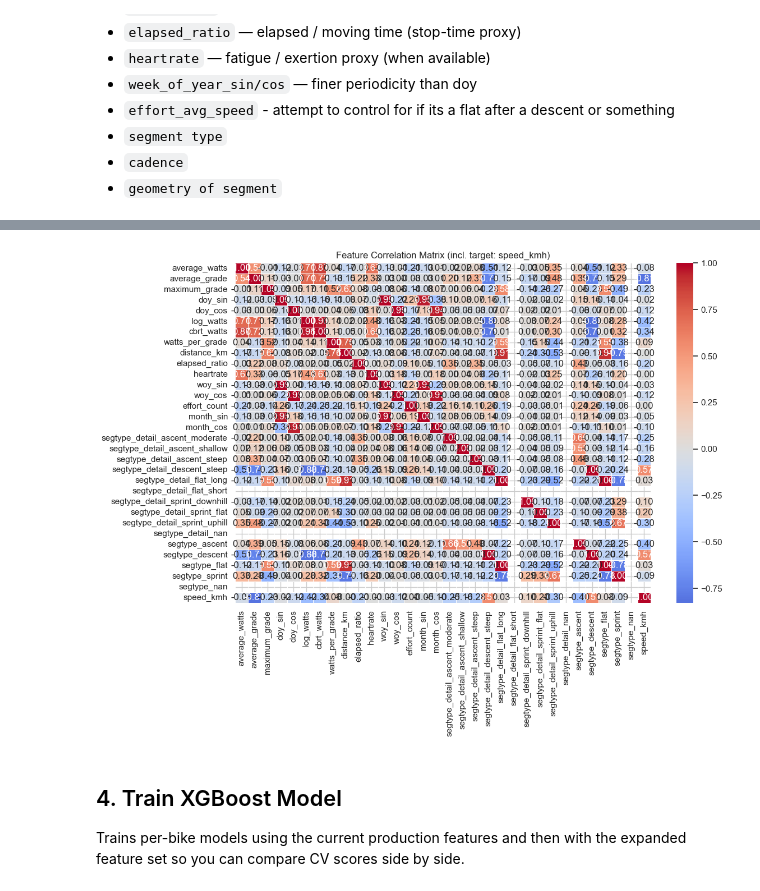
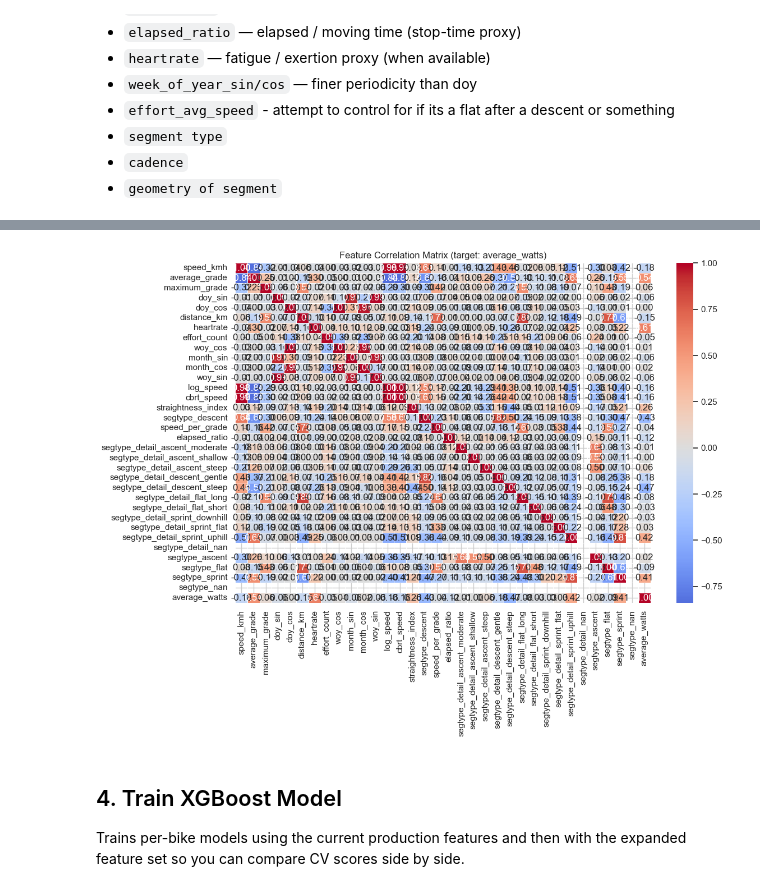
Before and after one commit to loganmckerlich/new_bike_day, a Jupyter notebook: notebooks/exp6_xgb_feature_engineering.ipynb, the cells around one changed output, grey strips where cells are left out. Cells and saved outputs as stored; diff of their text form; code cells hidden in the pictures.

```diff
--- a/notebooks/exp6_xgb_feature_engineering.ipynb
+++ b/notebooks/exp6_xgb_feature_engineering.ipynb
@@ -134,17 +197,22 @@ Add candidate features here. The block below engineers a set of starting ideas
 def engineer_features(df: pd.DataFrame) -> pd.DataFrame:
     """Add candidate features to the prepared dataset.
     Edit freely — comment out or add columns as you experiment.
+    Power transforms are useful for the speed model; speed transforms for the watt model.
     """
     out = df.copy()
     ts = pd.to_datetime(out["start_date"], errors="coerce", utc=True).dt.tz_convert(None)
 
-    # ── Power transforms ──────────────────────────────────────────────────────
-    out["log_watts"] = np.log1p(out["average_watts"])
-    out["cbrt_watts"] = np.cbrt(out["average_watts"])
+    # ── Power transforms (speed model candidates) ─────────────────────────────
+    out["log_watts"]   = np.log1p(out["average_watts"])
+    out["cbrt_watts"]  = np.cbrt(out["average_watts"])
+    safe_grade         = out["average_grade"].replace(0, np.nan)
+    out["watts_per_grade"] = out["average_watts"] / safe_grade.abs()
 
-    # ── Interaction: power efficiency on a slope ──────────────────────────────
-    safe_grade = out["average_grade"].replace(0, np.nan)
-    out["watts_per_grade"] = out["average_watts"] / safe_grade.abs()
+    # ── Speed transforms (watt model candidates) ──────────────────────────────
+    if "speed_kmh" in out.columns:
+        out["log_speed"]        = np.log1p(out["speed_kmh"])
+        out["cbrt_speed"]       = np.cbrt(out["speed_kmh"])
+        out["speed_per_grade"]  = out["speed_kmh"] / safe_grade.abs()
 
     # ── Segment length ────────────────────────────────────────────────────────
     if "distance" in out.columns:
@@ -184,8 +252,17 @@ def engineer_features(df: pd.DataFrame) -> pd.DataFrame:
 
 df_feat = engineer_features(df)
 
-# Show the new columns alongside existing ones
-new_cols = [c for c in df_feat.columns if c not in df.columns]
-print(f"New features added: {new_cols}")
-df_feat[XGB_FEATURES + new_cols].describe()
+all_new_cols = [c for c in df_feat.columns if c not in df.columns]
+
+# Split by model so the correlation heatmap & downstream cells stay focused
+SPEED_CANDIDATE_COLS = [c for c in all_new_cols if c not in (
+    "log_speed", "cbrt_speed", "speed_per_grade",
+)]
+WATT_CANDIDATE_COLS = [c for c in all_new_cols if c not in (
+    "log_watts", "cbrt_watts", "watts_per_grade",
+)]
+
+new_cols = SPEED_CANDIDATE_COLS if MODE == "speed" else WATT_CANDIDATE_COLS
+print(f"Candidate cols for MODE={MODE!r}: {new_cols}")
+df_feat[BASELINE_FEATURES + new_cols].describe()
 # %% [output]
@@ -203,20 +280,22 @@ New features added: ['log_watts', 'cbrt_watts', 'watts_per_grade', 'distance_km'
 # %%
-# Quick correlation heatmap of candidate features vs target (speed_kmh)
-candidate_cols = XGB_FEATURES + new_cols + ["speed_kmh"]
+# Correlation heatmap of candidate features vs target
+candidate_cols = BASELINE_FEATURES + new_cols + [TARGET_COL]
+# dedupe while preserving order (TARGET_COL may already be in BASELINE_FEATURES for watt mode)
+candidate_cols = list(dict.fromkeys(candidate_cols))
 corr = df_feat[candidate_cols].dropna().corr()
 
 fig, ax = plt.subplots(figsize=(12, 9))
 sns.heatmap(
     corr,
     annot=True, fmt=".2f",
     center=0, cmap="coolwarm",
     linewidths=0.5, ax=ax,
 )
-ax.set_title("Feature Correlation Matrix (incl. target: speed_kmh)")
+ax.set_title(f"Feature Correlation Matrix (target: {TARGET_COL})")
 plt.tight_layout()
 plt.show()
 # %% [output]
-[figure, old version]
+[figure, new version]
 # %% [markdown]
 ## 4. Train XGBoost Model
 
```
Also changed, not shown: parts of 17 cells of this notebook, 5 other files.
